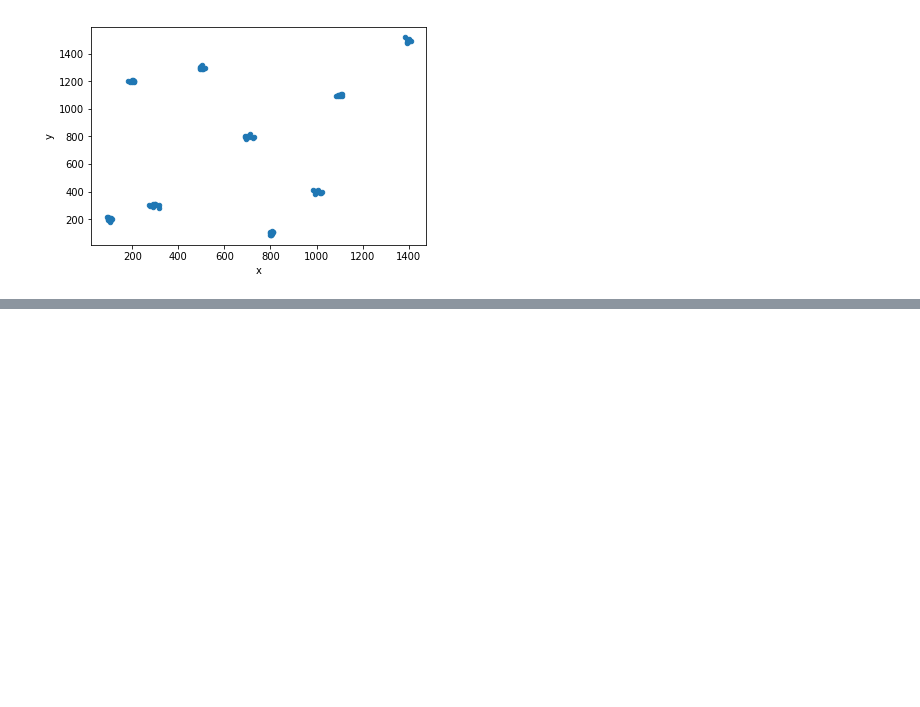
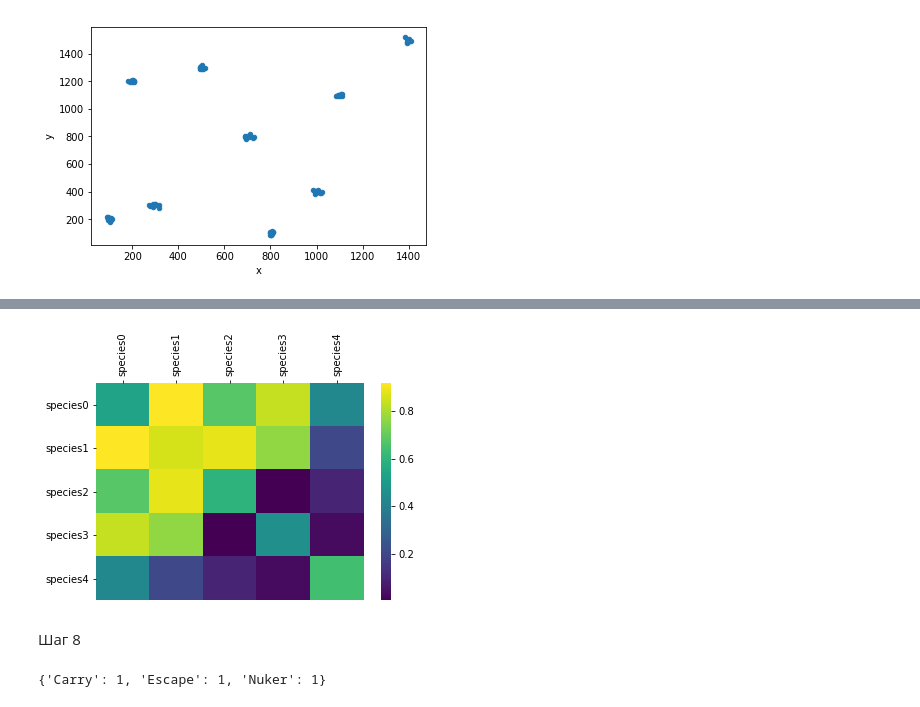
Before and after one commit to ktrushnikov/stepic_bioinformatics, a Jupyter notebook: 1.7.ipynb, the cells around one changed output, grey strips where cells are left out. Saved outputs shown, nothing was run; the diff lists cells and outputs as text; code cells hidden in the pictures; blank space fills up the shorter version.

```diff
--- a/1.7.ipynb
+++ b/1.7.ipynb
@@ -92,0 +95,4 @@ pd.read_csv("dataset_209770_6 (1).txt", delimiter=" ").plot.scatter(x="x", y="y"
+# %%
+#https://stepik.org/media/attachments/course/4852/genome_matrix.csv
+df = pd.read_csv("genome_matrix.csv", index_col=0)
+df
@@ -92,0 +106,28 @@ pd.read_csv("dataset_209770_6 (1).txt", delimiter=" ").plot.scatter(x="x", y="y"
+# %%
+g = sns.heatmap(df, cmap="viridis") # ваш код для создания теплокарты, укажите параметр cmap=viridis для той же цветовой схемы
+g.xaxis.set_ticks_position('top')
+g.xaxis.set_tick_params(rotation=90)
+g;
+# %% [output]
+[figure, added]
+# %% [markdown]
+Шаг 8
+# %%
+df = pd.read_csv("dota_hero_stats.csv", index_col=0)
+df
+
+roles = eval(df['roles'].iloc[0])
+#for i in df.iloc
+#roles = df.loc[:,"roles"]
+#np.histogram(roles)
+#roles.size()
+t = {}
+len(roles)
+for i in roles:
+    if i in t:
+        t[str(i)] = t[str(i)] + 1
+    else:
+        t[str(i)] = 1
+t
+# %% [output]
+{'Carry': 1, 'Escape': 1, 'Nuker': 1}
```
Also changed, not shown: parts of 2 cells of this notebook, 1 other file.
